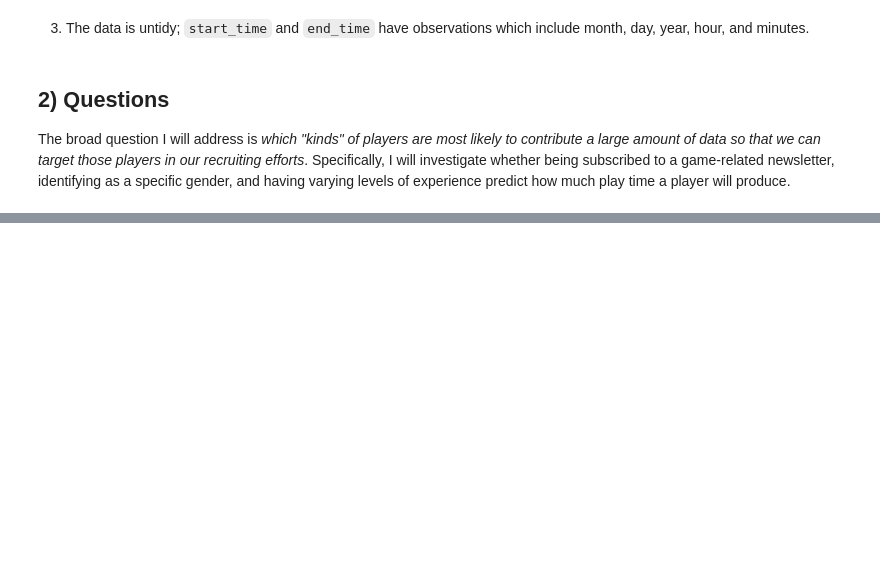
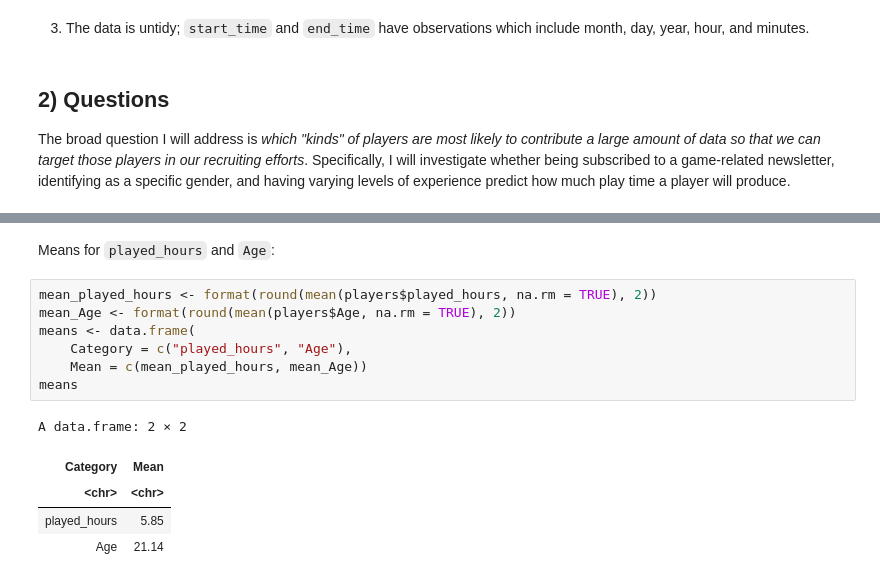
Before and after one commit to simonsann/data_science_project, a Jupyter notebook: individual_report.ipynb, the cells around one changed output, grey strips where cells are left out. Drawn from its saved outputs; the diff is of its cells as text; blank space fills up the shorter version.

```diff
--- a/individual_report.ipynb
+++ b/individual_report.ipynb
@@ -153,0 +197,15 @@ The broad question I will address is *which "kinds" of players are most likely t
+# %% [markdown]
+Means for `played_hours` and `Age`:
+# %%
+mean_played_hours <- format(round(mean(players$played_hours, na.rm = TRUE), 2))
+mean_Age <- format(round(mean(players$Age, na.rm = TRUE), 2))
+means <- data.frame(
+    Category = c("played_hours", "Age"),
+    Mean = c(mean_played_hours, mean_Age))
+means
+# %% [output]
+A data.frame: 2 × 2
+| Category | Mean |
+| <chr> | <chr> |
+| played_hours | 5.85 |
+| Age | 21.14 |
```
Also changed, not shown: parts of 6 cells of this notebook.
